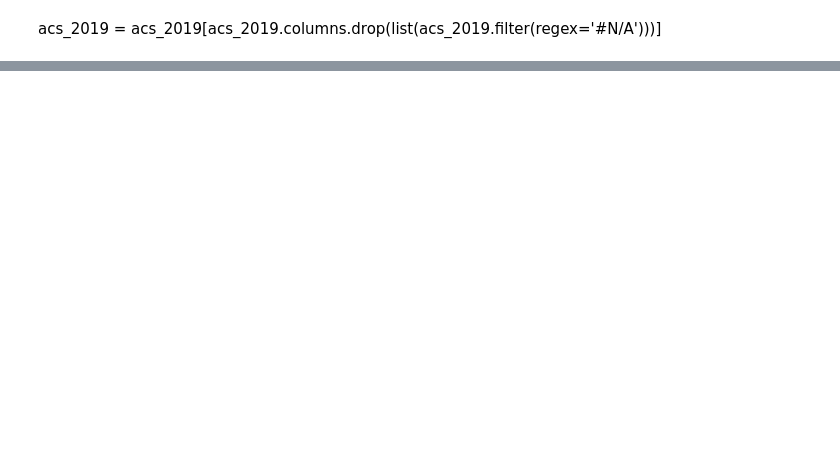
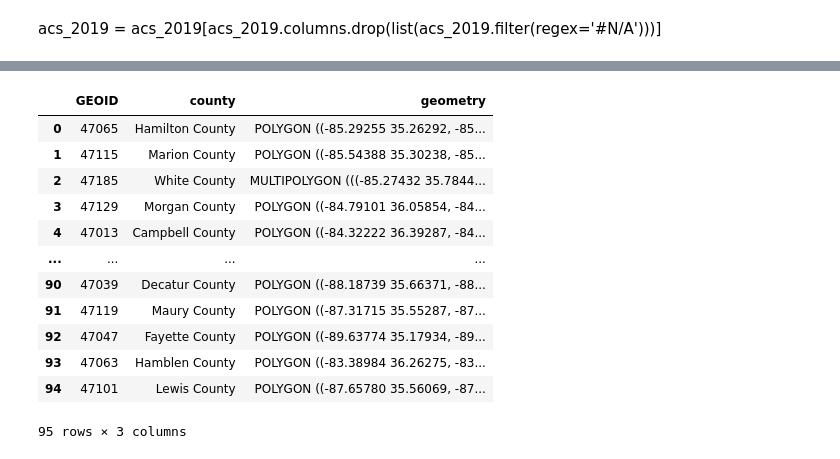
Before and after one commit to tigerbelle07/Capstone, a Jupyter notebook: notebooks/Capstone- Breast Cancer - Census Data_v2.ipynb, the cells around one changed output, grey strips where cells are left out. Saved outputs shown, nothing was run; the diff lists cells and outputs as text; code cells hidden in the pictures; blank space fills up the shorter version.

```diff
--- a/notebooks/Capstone- Breast Cancer - Census Data_v2.ipynb
+++ b/notebooks/Capstone- Breast Cancer - Census Data_v2.ipynb
@@ -30,0 +67,16 @@ NameError: name 'gpd' is not defined
+# %%
+counties.rename(columns={'NAMELSAD': 'county'})
+# %% [output]
+|  | GEOID | county | geometry |
+| 0 | 47065 | Hamilton County | POLYGON ((-85.29255 35.26292, -85... |
+| 1 | 47115 | Marion County | POLYGON ((-85.54388 35.30238, -85... |
+| 2 | 47185 | White County | MULTIPOLYGON (((-85.27432 35.7844... |
+| 3 | 47129 | Morgan County | POLYGON ((-84.79101 36.05854, -84... |
+| 4 | 47013 | Campbell County | POLYGON ((-84.32222 36.39287, -84... |
+| ... | ... | ... | ... |
+| 90 | 47039 | Decatur County | POLYGON ((-88.18739 35.66371, -88... |
+| 91 | 47119 | Maury County | POLYGON ((-87.31715 35.55287, -87... |
+| 92 | 47047 | Fayette County | POLYGON ((-89.63774 35.17934, -89... |
+| 93 | 47063 | Hamblen County | POLYGON ((-83.38984 36.26275, -83... |
+| 94 | 47101 | Lewis County | POLYGON ((-87.65780 35.56069, -87... |
+95 rows × 3 columns
```
Also changed, not shown: parts of 13 cells of this notebook.
